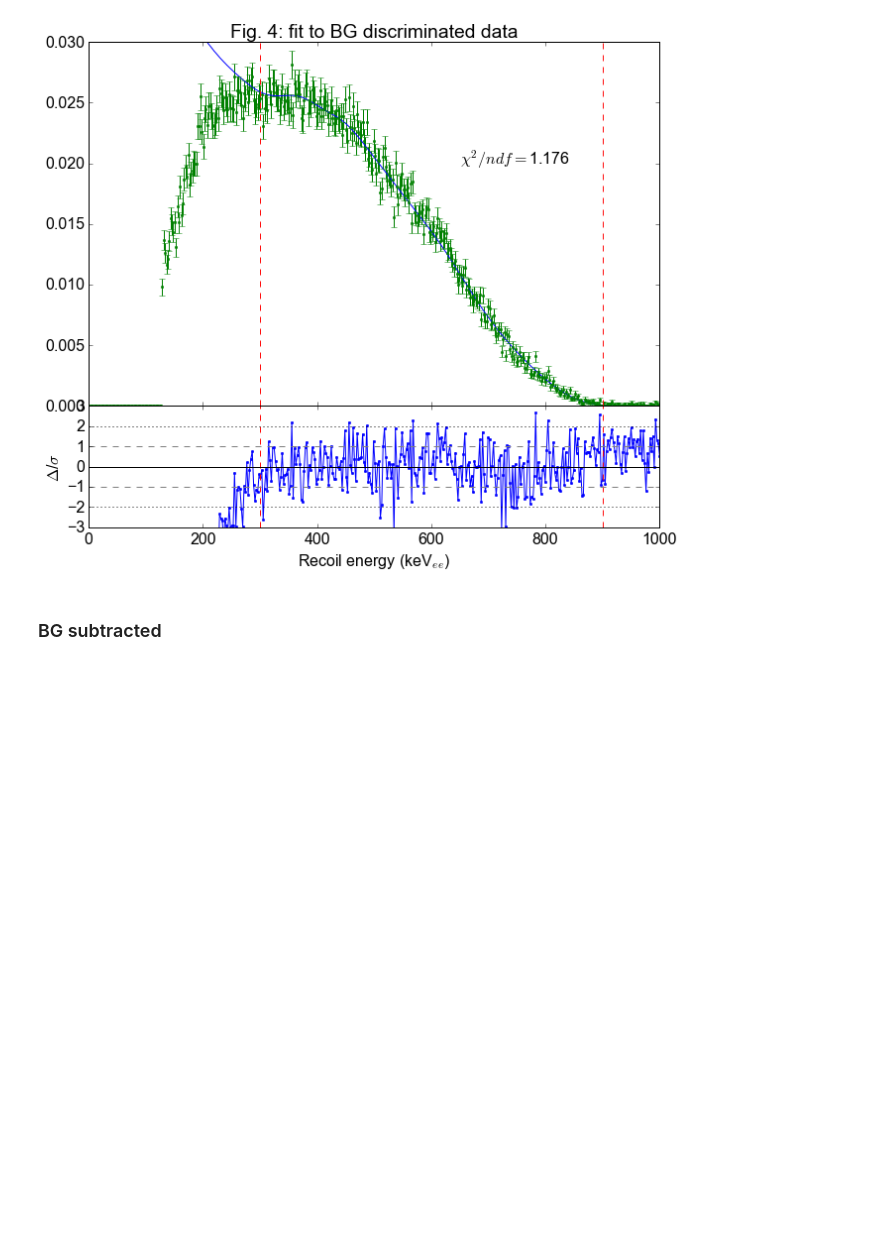
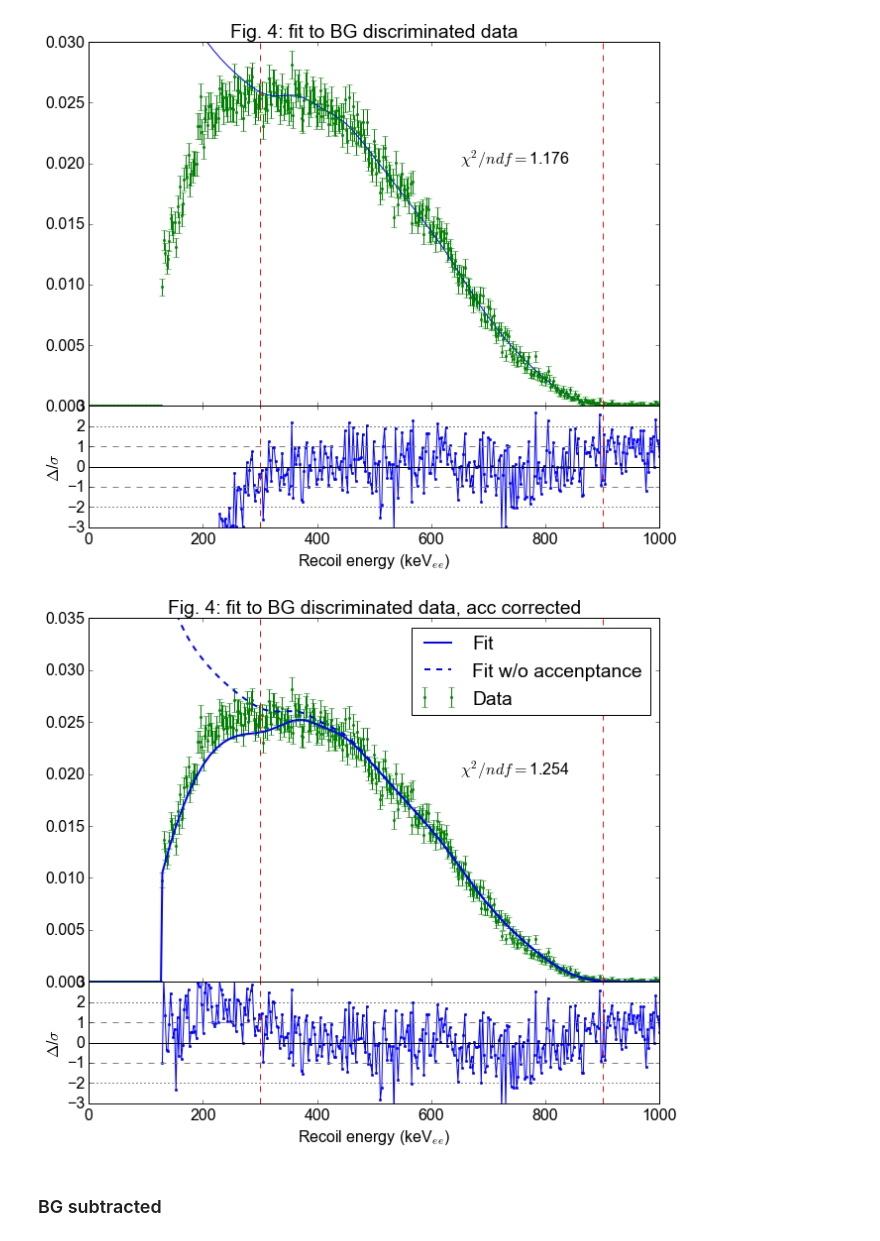
Before and after one commit to XENON1T/PTB, a Jupyter notebook: 13_read_simu_assuming_ralf_initial_dist.ipynb, the cells around one changed output. Cells and saved outputs as stored; diff of their text form; code cells hidden in the pictures; blank space fills up the shorter version.

```diff
--- a/13_read_simu_assuming_ralf_initial_dist.ipynb
+++ b/13_read_simu_assuming_ralf_initial_dist.ipynb
@@ -211,6 +241,11 @@ plt.show()
 fit_disc_sub = Fit1D(e_scale, fg_disc_sub, fg_disc_sub_err, response_sim_spec)
 fit_disc_sub.set_limits((300,900))
 fit_disc_sub.fit()
+# %%
+%%capture
+fit_disc_sub_acc = Fit1D(e_scale, fg_disc_sub, fg_disc_sub_err, response_sim_spec, acc_e)
+fit_disc_sub_acc.set_limits((300,900))
+fit_disc_sub_acc.fit()
 # %% [markdown]
 Fig. 4 shows the fit and the data for the best-fit scaling. The bottom panel shows the residuals in units of sigma, where by-eye I cannot see a systematic effect.
 # %%
@@ -233,3 +268,33 @@ frame1.set_title('Fig. 4: fit to BG discriminated data')
 plt.show()
 # %% [output]
 [figure]
+# %%
+plt.figure(figsize=(10,8.5))
+# Top frame
+frame1=plt.gcf().add_axes((.1,.3,.8,.6))
+frame1.set_xticklabels([]) #Remove x-tic labels for the first frame
+# Plot fit
+fit_disc_sub_acc.plot_data(ls='None', marker='.', markersize=5, color='green', label='Data')
+fit_disc_sub_acc.plot_fit(color='blue', lw=2, label='Fit')
+fit_disc_sub_acc.plot_fit_no_acc(color='blue', lw=2, ls='--', label='Fit w/o accenptance')
+fit_disc_sub_acc.plot_limits()
+#fit_disc_sub_acc.plot_fit_acc_plusminus(acc_e_min2, acc_e_plus2, alpha=0.25)
+
+
+plt.ylim(0,0.035)
+plt.text(650, 0.02,'$\chi^2/ndf = $%.3f' % (fit_disc_sub_acc.opt_chi2()))
+plt.xlim(0,1000)
+
+plt.legend()
+
+frame2=plt.gcf().add_axes((.1,.1,.8,.2))
+fit_disc_sub_acc.plot_res(color='blue', marker='.', markersize=5)
+plt.ylabel('$\Delta$/$\sigma$')
+plt.xlim(0,1000)
+plt.ylim(-3,3)
+plt.xlabel('Recoil energy (keV$_{ee}$)')
+
+frame1.set_title('Fig. 4: fit to BG discriminated data, acc corrected')
+plt.show()
+# %% [output]
+[figure, added]
```
Also changed, not shown: parts of 5 cells of this notebook, 13 other files.
